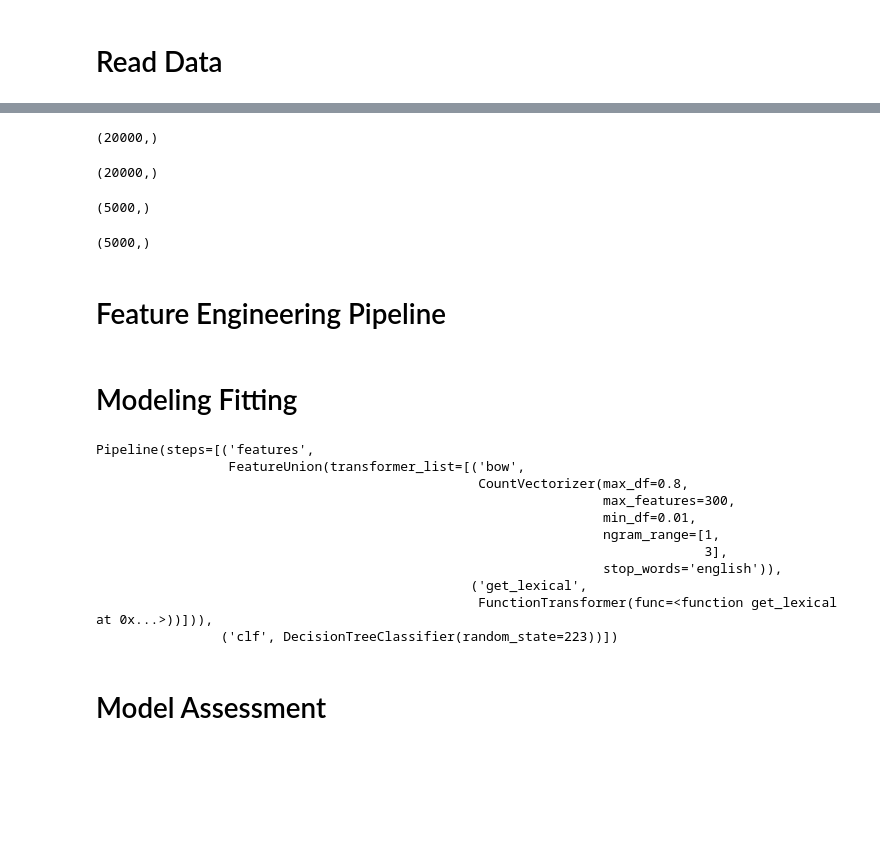
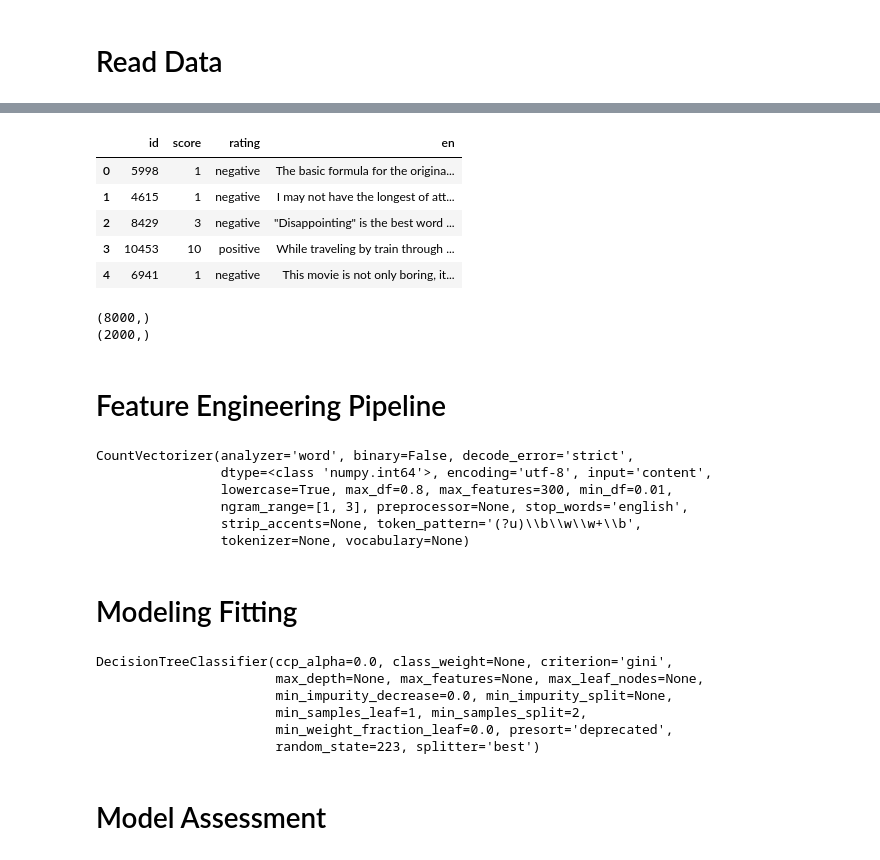
Before and after one commit to stepthom/NLP_course, a Jupyter notebook: document_classification/imdb_classification_simple.ipynb, the cells around one changed output, grey strips where cells are left out. Cells and saved outputs as stored; diff of their text form; code cells hidden in the pictures; blank space fills up the shorter version.

```diff
--- a/document_classification/imdb_classification_simple.ipynb
+++ b/document_classification/imdb_classification_simple.ipynb
@@ -41,3 +28,12 @@ df = df.sample(frac=0.50)
+# %%
+df.head()
+# %% [output]
+|  | id | score | rating | en |
+| 0 | 5998 | 1 | negative | The basic formula for the origina... |
+| 1 | 4615 | 1 | negative | I may not have the longest of att... |
+| 2 | 8429 | 3 | negative | "Disappointing" is the best word ... |
+| 3 | 10453 | 10 | positive | While traveling by train through ... |
+| 4 | 6941 | 1 | negative | This movie is not only boring, it... |
 # %%
 from sklearn.model_selection import train_test_split
 
@@ -46,14 +42,10 @@ y = df['rating']
 
 X_train, X_test, y_train, y_test = train_test_split(X, y, test_size=0.2, random_state=42)
 
-X_train.shape
-y_train.shape
-X_test.shape
-y_test.shape
+print(X_train.shape)
+print(X_test.shape)
 # %% [output]
-(20000,)
+(8000,)
+(2000,)
-(20000,)
-(5000,)
-(5000,)
 # %% [markdown]
 # Feature Engineering Pipeline
@@ -90,16 +52,21 @@ pipe = Pipeline([('features', union),  ('clf', DecisionTreeClassifier(random_sta
+# %%
+from sklearn.feature_extraction.text import CountVectorizer
+
+# Build a simple Bag of Words representation using CountVectorizer
+
+vectorizer = CountVectorizer(min_df=.01,
+                             max_df=.8,
+                             ngram_range=[1,3],
+                             max_features=300,
+                             stop_words='english')
+
+vectorizer.fit(X_train)
+# %% [output]
+CountVectorizer(analyzer='word', binary=False, decode_error='strict',
+                dtype=<class 'numpy.int64'>, encoding='utf-8', input='content',
+                lowercase=True, max_df=0.8, max_features=300, min_df=0.01,
+                ngram_range=[1, 3], preprocessor=None, stop_words='english',
+                strip_accents=None, token_pattern='(?u)\\b\\w\\w+\\b',
+                tokenizer=None, vocabulary=None)
 # %% [markdown]
 # Modeling Fitting
-# %%
-pipe.fit(X_train, y_train)
-# %% [output]
-Pipeline(steps=[('features',
-                 FeatureUnion(transformer_list=[('bow',
-                                                 CountVectorizer(max_df=0.8,
-                                                                 max_features=300,
-                                                                 min_df=0.01,
-                                                                 ngram_range=[1,
-                                                                              3],
-                                                                 stop_words='english')),
-                                                ('get_lexical',
-                                                 FunctionTransformer(func=<function get_lexical at 0x...>))])),
-                ('clf', DecisionTreeClassifier(random_state=223))])
@@ -113,2 +73,18 @@ feature_names = bow_names + ['len', 'syll', 'lex', 'sent', 'flesch', 'kincaid',
+# %%
+from sklearn.tree import DecisionTreeClassifier
+
+# Get features from training data
+X_train_features = vectorizer.transform(X_train)
+
+# Train a simple classifier
+clf = DecisionTreeClassifier(random_state=223)
+clf.fit(X_train_features, y_train)
+# %% [output]
+DecisionTreeClassifier(ccp_alpha=0.0, class_weight=None, criterion='gini',
+                       max_depth=None, max_features=None, max_leaf_nodes=None,
+                       min_impurity_decrease=0.0, min_impurity_split=None,
+                       min_samples_leaf=1, min_samples_split=2,
+                       min_weight_fraction_leaf=0.0, presort='deprecated',
+                       random_state=223, splitter='best')
 # %% [markdown]
 # Model Assessment
```
Also changed, not shown: parts of 25 cells of this notebook.
